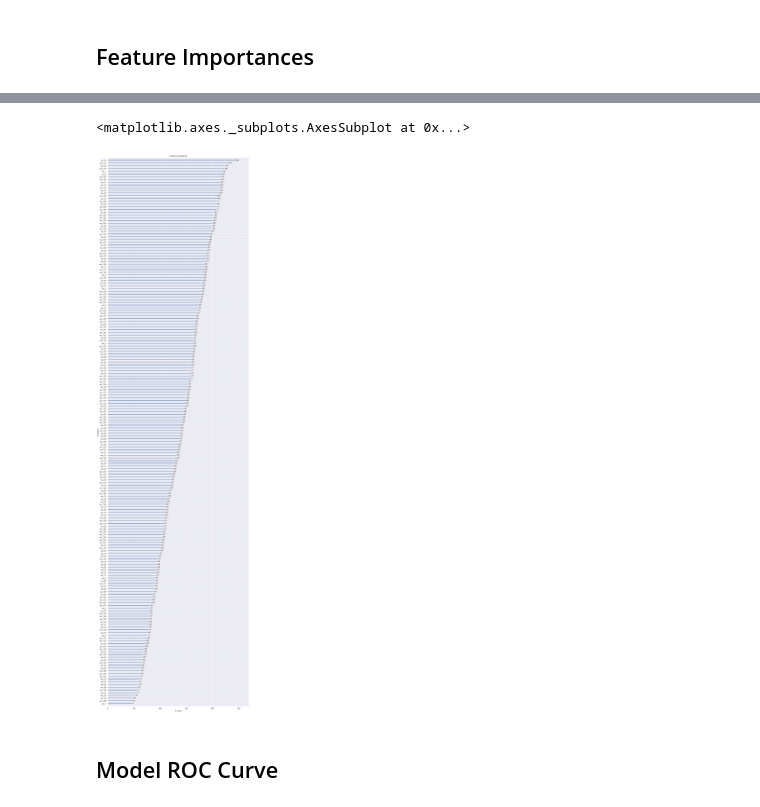
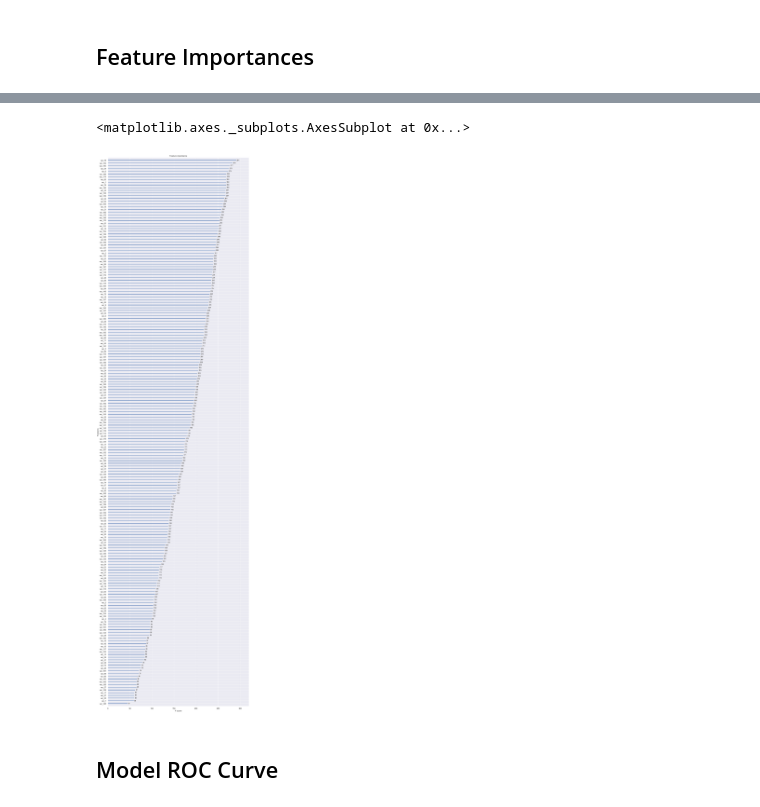
Before and after one commit to ederson-souza/Udacity-Capstone-Project, a Jupyter notebook: Capstone Project.ipynb, the cells around one changed output, grey strips where cells are left out. Drawn from its saved outputs; the diff is of its cells as text; code cells hidden in the pictures.

Commit message:
Back to model.train with fixed issues

```diff
--- a/Capstone Project.ipynb
+++ b/Capstone Project.ipynb
@@ -210,7 +212,7 @@ sm = SMOTE(random_state=0, n_jobs = -1)
 results = {}
 count = 0
 
-X_train, X_test, y_train, y_test = get_splits(X, y)
+X_train, X_test, y_train, y_test = get_splits(X, y, DMatrix= False)
 
 X_train_res, y_train_res = sm.fit_sample(X_train, y_train)
 
@@ -296,17 +303,23 @@ def objective(space):
     return {'loss': -auc, 'status': STATUS_OK }
 # %%
 space ={'max_depth': hp.quniform("max_depth", 2, 3, 1),
+        'min_child_weight': hp.quniform ('min_child_weight', 1, 10, 1),
         'learning_rate': hp.quniform ('learning_rate', 0.01, 0.02, 0.01),
-        'colsample_bytree' : hp.quniform ('colsample_bytree', 0.2,0.4,0.02),
-        'scale_pos_weight' : hp.quniform('scale_pos_weight', 8,10,0.05),
+        'subsample': hp.quniform ('subsample', 0.7, 1., 0.01),
+        'gamma' : hp.uniform ('gamma', 8,10),
+        'reg_alpha' : hp.quniform ('reg_alpha', 0.1,1.0,0.05),
+        'colsample_bytree' : hp.quniform ('colsample_bytree', 0.01,1,0.01),
+        'scale_pos_weight' : hp.uniform('scale_pos_weight', 8,10),
+        'objective': "binary:logistic",
+        'tree_method': 'gpu_hist',
+        'silent': 1
     }
 # %%
 trials = Trials()
 best = fmin(fn=objective,
             space=space,
             algo=tpe.suggest,
-            max_evals=100,
+            max_evals=1500,
             trials=trials)
 print(best)
-done()
 # %% [output]
@@ -323,7 +356,7 @@ rskf = RepeatedStratifiedKFold(n_splits=splits, n_repeats=repeats, random_state=
 results_xgb = {}
 count = 0
 
-X, y = stratified_data(train,  0.6)
+X, y = stratified_data(train, 1.0)
 
 X = Stand_Scaler(X)
 
@@ -331,27 +364,15 @@ for train_index, test_index in rskf.split(X, y):
     X_train, X_test = X.iloc[train_index], X.iloc[test_index]
     y_train, y_test = y.iloc[train_index], y.iloc[test_index]
 
+    D_train, D_test = get_xgb_matrix(X_train, X_test, y_train, y_test)
 
-    xgb_model = xgb.XGBClassifier( n_estimators =999999,
-                            n_jobs = -1,
-                            colsample_bytree= best['colsample_bytree'],
-                            learning_rate = best['learning_rate'],
-                            max_depth = int(best['max_depth']),
-                            scale_pos_weight = best['scale_pos_weight'],
-                            tree_method= 'gpu_hist',
-                            silent= 1,
-                            objective = "binary:logistic")
+    xgbmodel = model_training(D_train, get_best_hyperparameters(best), 5000)
 
-    eval_set  = [( X_test, y_test)]
+    probas = xgbmodel.predict(D_test)
 
-    xgb_model.fit(X_train, y_train, eval_metric = 'auc',
-                  eval_set = eval_set,
-                  early_stopping_rounds = 1000, verbose = 0)
+    preds = get_preds(probas, 0.5)
 
-    pred = xgb_model.predict(X_test)
-    probas = xgb_model.predict_proba(X_test)[:,1]
-
-    cm, auc, fpr, tpr, ppv = metrics(y_test, pred, probas)
+    cm, auc, fpr, tpr, ppv = metrics(y_test, preds, probas)
     results_xgb[count] = {"TN": cm[0][0],
                       "FP": cm[0][1],
                       "FN": cm[1][0],
@@ -362,7 +383,6 @@ for train_index, test_index in rskf.split(X, y):
                       "PPV": ppv
                      }
     count += 1
-    print("\rTraining. {}/{}, AUC = {}".format(count,iterations, auc), end=" ")
+    print("\rTraining. {}/{} AUC= {}".format(count,iterations, auc), end=" ")
     sys.stdout.flush()
-    done()
 # %% [output]
@@ -449,12 +477,12 @@ AttributeError: 'XGBClassifier' object has no attribute 'get_fscore'
 # %%
 def my_plot_importance(booster, figsize, **kwargs):
     from xgboost import plot_importance
     fig, ax = plt.subplots(1,1,figsize=figsize)
     return plot_importance(booster=booster, ax=ax, **kwargs)
-my_plot_importance(xgb_model, (15,60))
+my_plot_importance(xgbmodel, (15,60))
 # %% [output]
 <matplotlib.axes._subplots.AxesSubplot at 0x...>
-[figure, old version]
+[figure, new version]
 # %% [markdown]
 ## Model ROC Curve
 # %%
```
Also changed, not shown: parts of 26 cells of this notebook.
